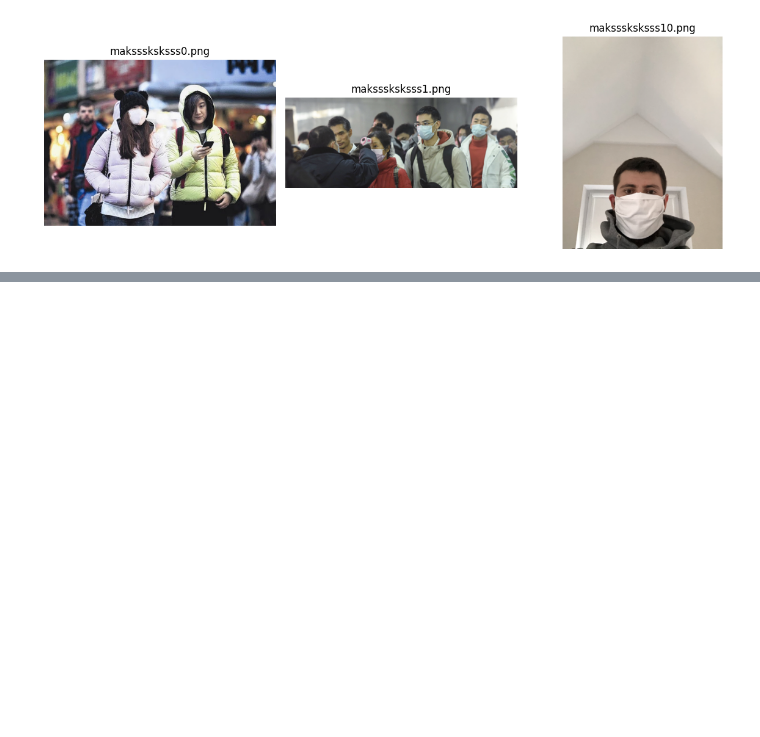
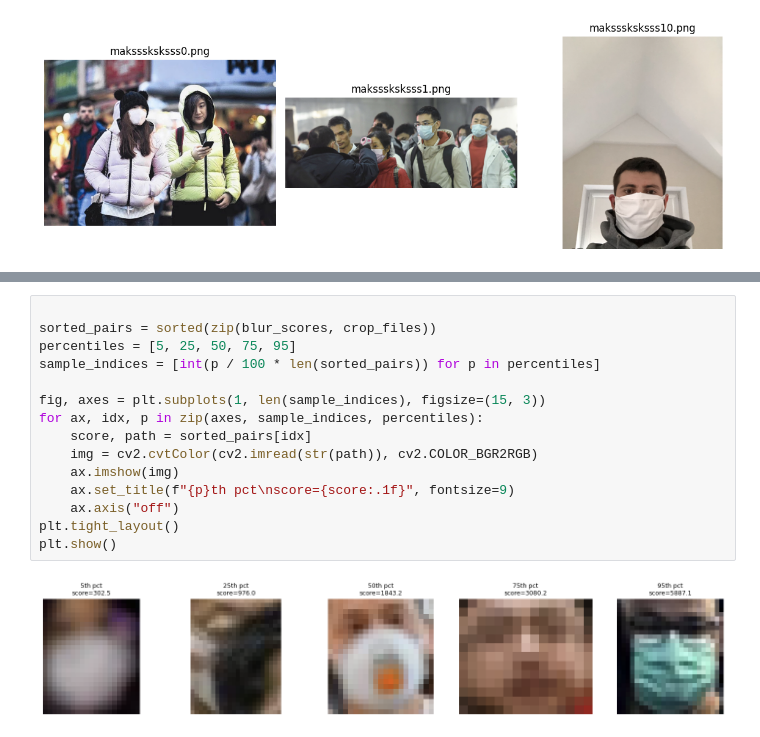
Before and after one commit to nh-nhathoang/face-mask-detection, a Jupyter notebook: EDA.ipynb, the cells around one changed output, grey strips where cells are left out. Cells and saved outputs as stored; diff of their text form; blank space fills up the shorter version.

```diff
--- a/EDA.ipynb
+++ b/EDA.ipynb
@@ -92,0 +115,17 @@ plt.show()
+# %%
+
+sorted_pairs = sorted(zip(blur_scores, crop_files))
+percentiles = [5, 25, 50, 75, 95]
+sample_indices = [int(p / 100 * len(sorted_pairs)) for p in percentiles]
+
+fig, axes = plt.subplots(1, len(sample_indices), figsize=(15, 3))
+for ax, idx, p in zip(axes, sample_indices, percentiles):
+    score, path = sorted_pairs[idx]
+    img = cv2.cvtColor(cv2.imread(str(path)), cv2.COLOR_BGR2RGB)
+    ax.imshow(img)
+    ax.set_title(f"{p}th pct\nscore={score:.1f}", fontsize=9)
+    ax.axis("off")
+plt.tight_layout()
+plt.show()
+# %% [output]
+[figure, added]
```
Also changed, not shown: parts of 4 cells of this notebook.
